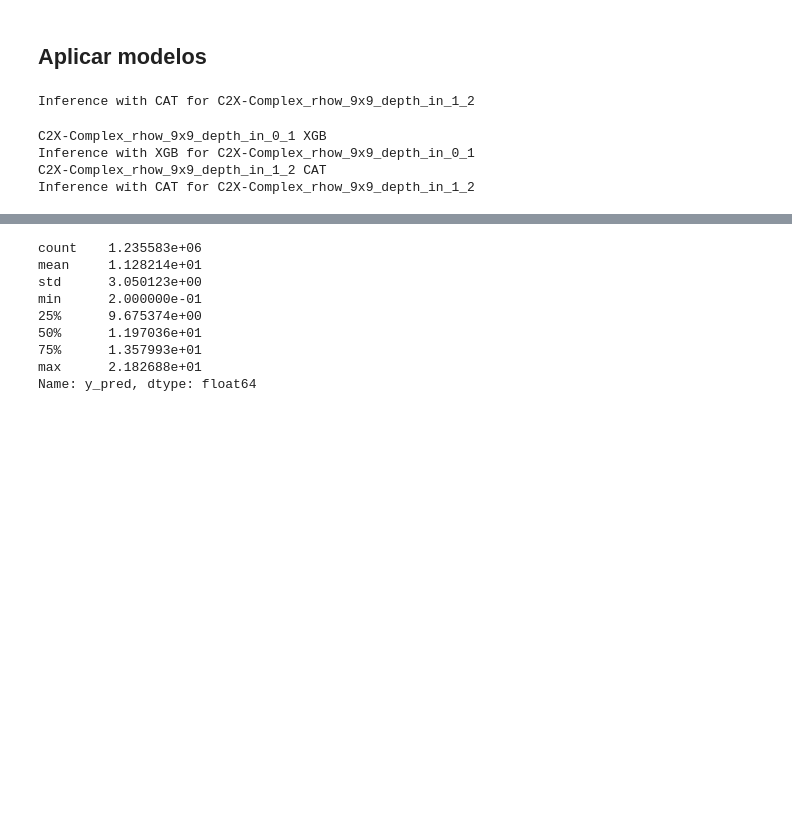
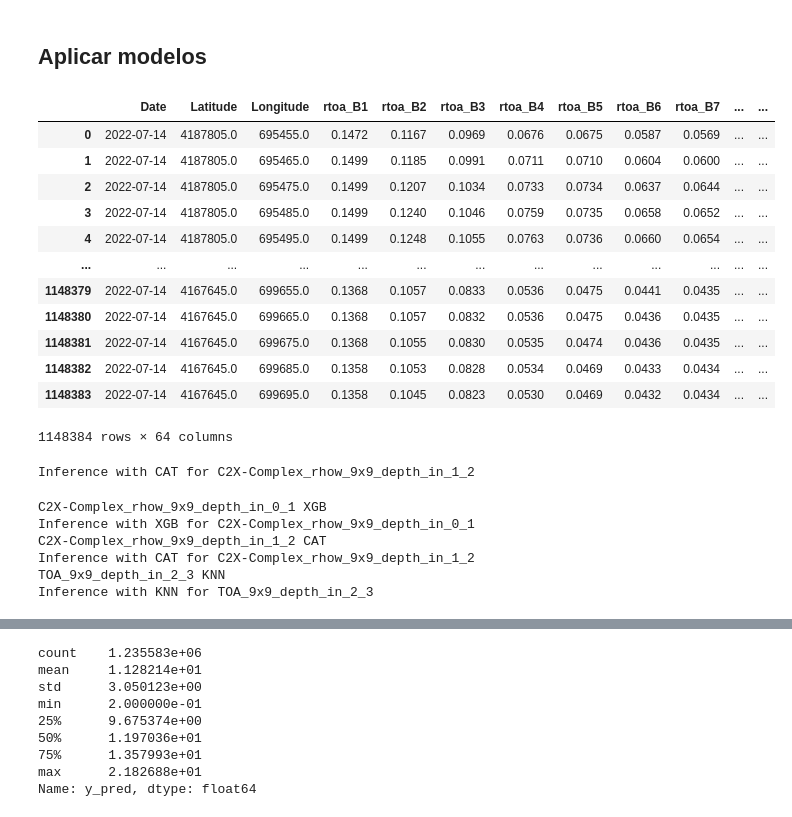
Before and after one commit to Antonio-MI/mar-menor-chl, a Jupyter notebook: Aplicacion_Modelos.ipynb, the cells around one changed output, grey strips where cells are left out. Drawn from its saved outputs; the diff is of its cells as text; code cells hidden in the pictures; blank space fills up the shorter version.

```diff
--- a/Aplicacion_Modelos.ipynb
+++ b/Aplicacion_Modelos.ipynb
@@ -655,6 +655,22 @@ def predict_with_model(
         y_hat = np.clip(y_hat, clip_min, None)
 
     return pd.Series(y_hat, index=df.index, name=f"{dataset_name}__{model_name}")
+# %%
+dfs["df_tifs_TOA_9x9"]
+# %% [output]
+|  | Date | Latitude | Longitude | rtoa_B1 | rtoa_B2 | rtoa_B3 | rtoa_B4 | rtoa_B5 | rtoa_B6 | rtoa_B7 | ... | ... |
+| 0 | 2022-07-14 | 4187805.0 | 695455.0 | 0.1472 | 0.1167 | 0.0969 | 0.0676 | 0.0675 | 0.0587 | 0.0569 | ... | ... |
+| 1 | 2022-07-14 | 4187805.0 | 695465.0 | 0.1499 | 0.1185 | 0.0991 | 0.0711 | 0.0710 | 0.0604 | 0.0600 | ... | ... |
+| 2 | 2022-07-14 | 4187805.0 | 695475.0 | 0.1499 | 0.1207 | 0.1034 | 0.0733 | 0.0734 | 0.0637 | 0.0644 | ... | ... |
+| 3 | 2022-07-14 | 4187805.0 | 695485.0 | 0.1499 | 0.1240 | 0.1046 | 0.0759 | 0.0735 | 0.0658 | 0.0652 | ... | ... |
+| 4 | 2022-07-14 | 4187805.0 | 695495.0 | 0.1499 | 0.1248 | 0.1055 | 0.0763 | 0.0736 | 0.0660 | 0.0654 | ... | ... |
+| ... | ... | ... | ... | ... | ... | ... | ... | ... | ... | ... | ... | ... |
+| 1148379 | 2022-07-14 | 4167645.0 | 699655.0 | 0.1368 | 0.1057 | 0.0833 | 0.0536 | 0.0475 | 0.0441 | 0.0435 | ... | ... |
+| 1148380 | 2022-07-14 | 4167645.0 | 699665.0 | 0.1368 | 0.1057 | 0.0832 | 0.0536 | 0.0475 | 0.0436 | 0.0435 | ... | ... |
+| 1148381 | 2022-07-14 | 4167645.0 | 699675.0 | 0.1368 | 0.1055 | 0.0830 | 0.0535 | 0.0474 | 0.0436 | 0.0435 | ... | ... |
+| 1148382 | 2022-07-14 | 4167645.0 | 699685.0 | 0.1358 | 0.1053 | 0.0828 | 0.0534 | 0.0469 | 0.0433 | 0.0434 | ... | ... |
+| 1148383 | 2022-07-14 | 4167645.0 | 699695.0 | 0.1358 | 0.1045 | 0.0823 | 0.0530 | 0.0469 | 0.0432 | 0.0434 | ... | ... |
+1148384 rows × 64 columns
 # %%
 
 # df_in: DataFrame con las columnas necesarias (mismas que en *_features.json)
@@ -685,17 +701,21 @@ Inference with CAT for C2X-Complex_rhow_9x9_depth_in_1_2
 selection = {
     'C2X-Complex_rhow_9x9_depth_in_0_1': 'XGB',
     'C2X-Complex_rhow_9x9_depth_in_1_2': 'CAT',
-    # 'TOA_9x9_depth_in_2_3': 'KNN',
+    'TOA_9x9_depth_in_2_3': 'KNN',
     # 'C2X-Complex_rhow_5x5_depth_in_3_4': 'RF',
 }
 
 df_in = dfs["df_tifs_C2X-Complex_rhow_9x9"]
 
-
+df_out = pd.DataFrame(dfs["df_tifs_C2X-Complex_rhow_9x9"].loc[:, ["Date", "Latitude", "Longitude"]])
 for dataset, model_name in selection.items():
+    if model_name in ["XGB", "CAT"]:
+        df_in = dfs["df_tifs_C2X-Complex_rhow_9x9"]
+    elif model_name == "KNN":
+        df_in = dfs["df_tifs_TOA_9x9"]
     print(dataset, model_name)
     depth = dataset[-3:]
-    df_in[f"Chl_pred_{depth}"] = predict_with_model(
+    df_out[f"Chl_pred_{depth}"] = predict_with_model(
                                     df=df_in,
                                     models_dir=carpeta_modelos,
                                     dataset_name=dataset,
@@ -708,3 +728,5 @@ C2X-Complex_rhow_9x9_depth_in_0_1 XGB
 Inference with XGB for C2X-Complex_rhow_9x9_depth_in_0_1
 C2X-Complex_rhow_9x9_depth_in_1_2 CAT
 Inference with CAT for C2X-Complex_rhow_9x9_depth_in_1_2
+TOA_9x9_depth_in_2_3 KNN
+Inference with KNN for TOA_9x9_depth_in_2_3
```
Also changed, not shown: parts of 4 cells of this notebook, 11 other files.
